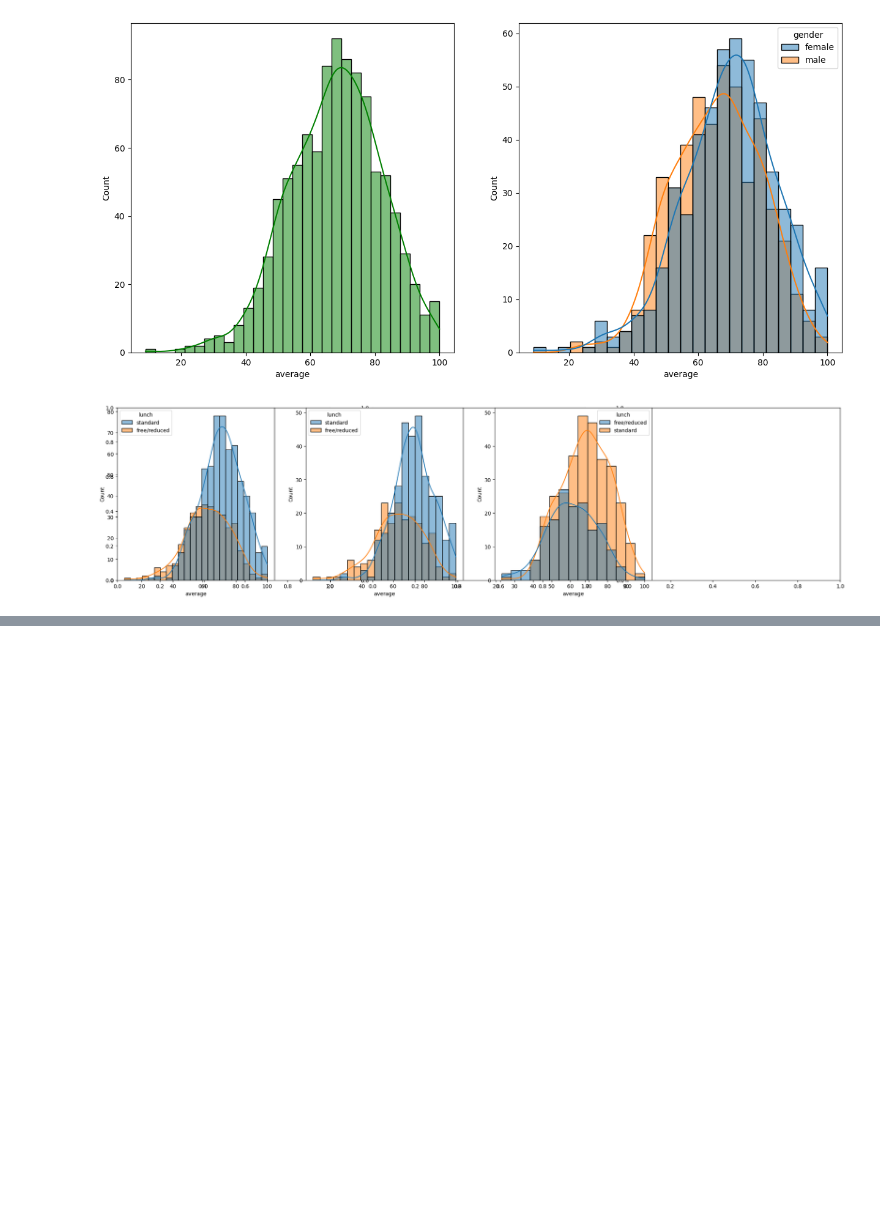
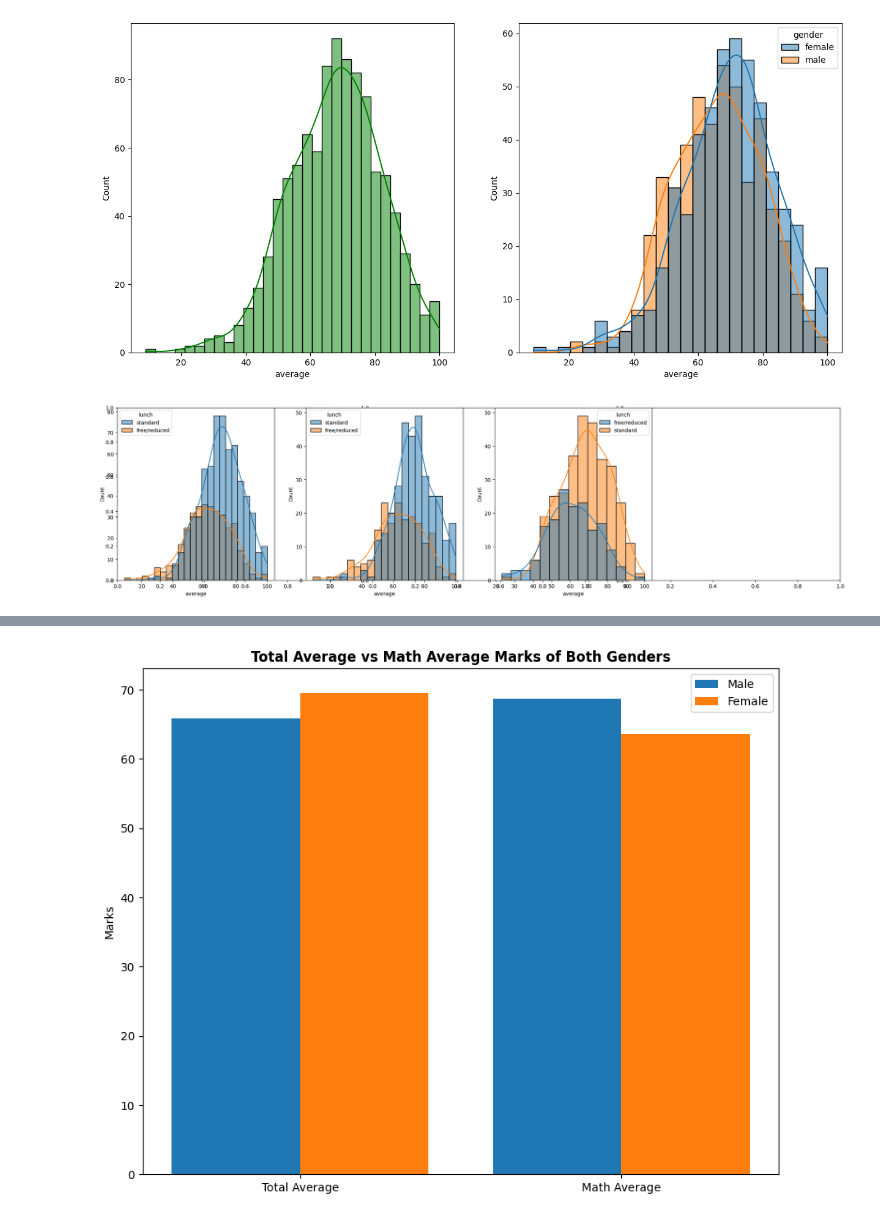
Before and after one commit to rambirla9826/mlproject, a Jupyter notebook: notebook/data/eda.ipynb, the cells around one changed output, grey strips where cells are left out. Saved outputs shown, nothing was run; the diff lists cells and outputs as text; code cells hidden in the pictures; blank space fills up the shorter version.

```diff
--- a/notebook/data/eda.ipynb
+++ b/notebook/data/eda.ipynb
@@ -153,0 +254,28 @@ plt.show()
+# %%
+plt.figure(figsize=(10, 8))
+
+X = ['Total Average', 'Math Average']
+
+female_scores = [
+    gender_group.loc['female', 'average'],
+    gender_group.loc['female', 'math_score']
+]
+
+male_scores = [
+    gender_group.loc['male', 'average'],
+    gender_group.loc['male', 'math_score']
+]
+
+X_axis = np.arange(len(X))
+
+plt.bar(X_axis - 0.2, male_scores, 0.4, label='Male')
+plt.bar(X_axis + 0.2, female_scores, 0.4, label='Female')
+
+plt.xticks(X_axis, X)
+plt.ylabel("Marks")
+plt.title("Total Average vs Math Average Marks of Both Genders", fontweight='bold')
+plt.legend()
+
+plt.show()
+# %% [output]
+[figure, added]
```
Also changed, not shown: parts of 14 cells of this notebook, 28 other files.
